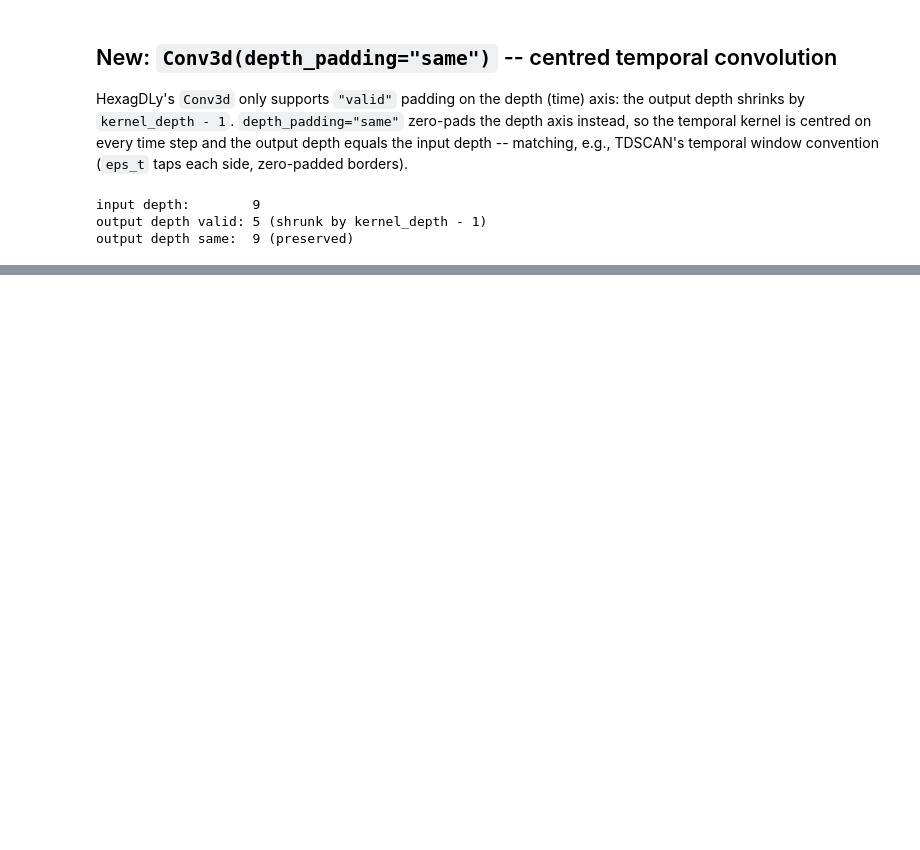
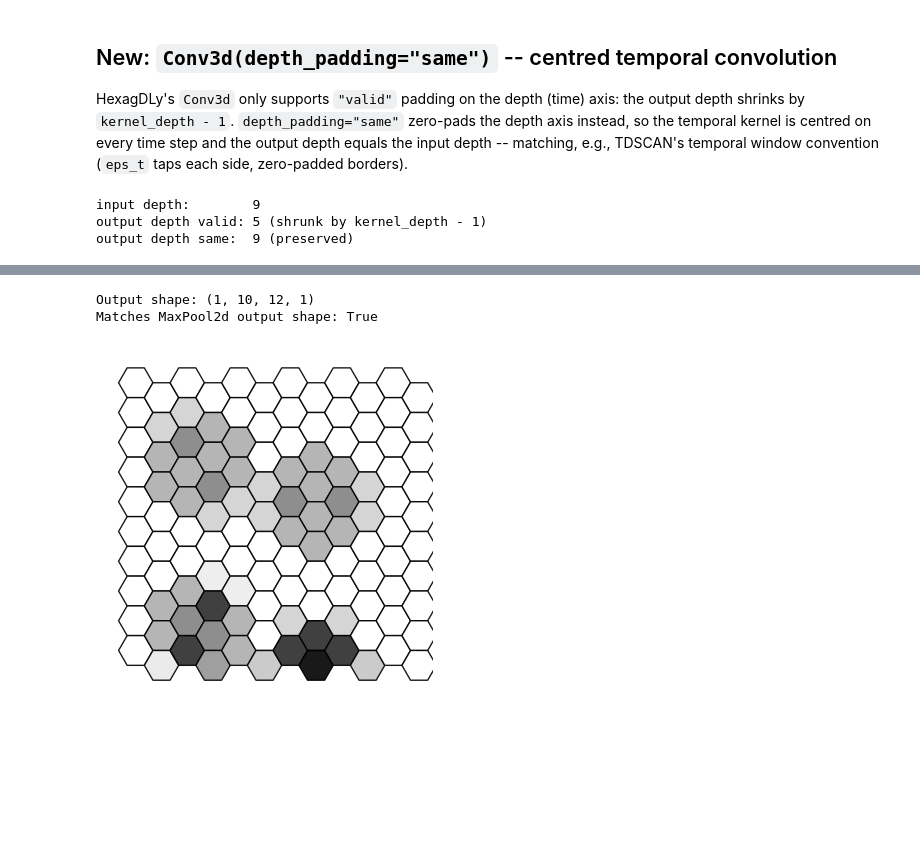
Before and after one commit to YugnatD/keras-hexagdly, a Jupyter notebook: notebooks/keras_hexagdly_2d_example.ipynb, the cells around one changed output, grey strips where cells are left out. Cells and saved outputs as stored; diff of their text form; code cells hidden in the pictures; blank space fills up the shorter version.

```diff
--- a/notebooks/keras_hexagdly_2d_example.ipynb
+++ b/notebooks/keras_hexagdly_2d_example.ipynb
@@ -108,0 +113,10 @@ output depth same:  9 (preserved)
+# %%
+hex_avg_pool = hgly.AvgPool2d(kernel_size=1, strides=2)
+avg_pooled_tensor = hex_avg_pool(keras.ops.convert_to_tensor(tensor))
+print('Output shape:', avg_pooled_tensor.shape)
+print('Matches MaxPool2d output shape:', avg_pooled_tensor.shape == pooled_tensor.shape)
+plot_hextensor(avg_pooled_tensor, figname='hex_avg_pooled');
+# %% [output]
+Output shape: (1, 10, 12, 1)
+Matches MaxPool2d output shape: True
+[figure, added]
```
Also changed, not shown: parts of 4 cells of this notebook, 6 other files.
